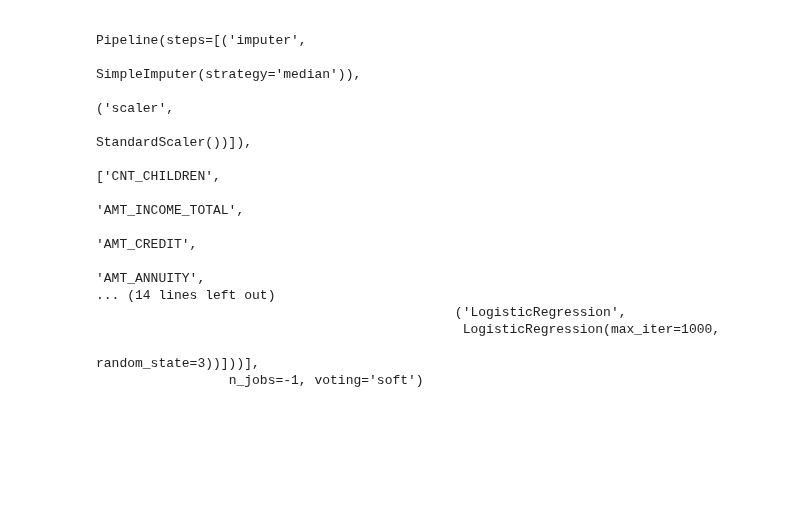
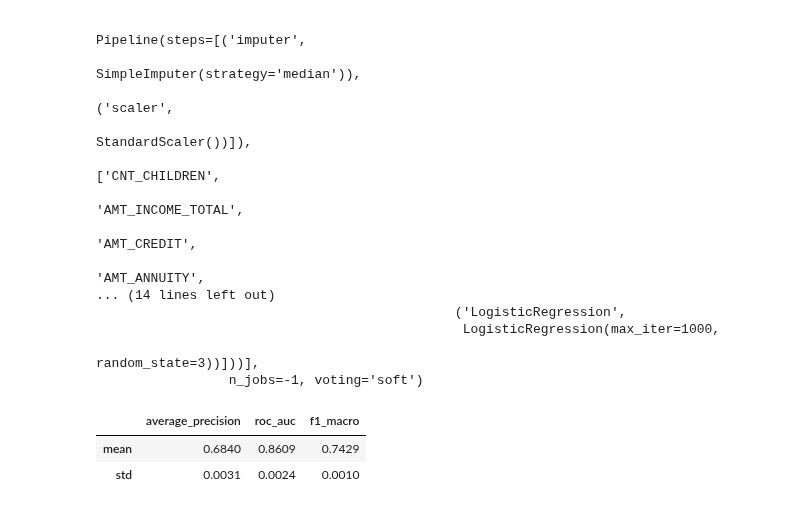
Before and after one commit to Sauciu1/defaulting-risk, a Jupyter notebook: notebooks/nb9_model_deployment.ipynb, the cells around one changed output. Saved outputs shown, nothing was run; the diff lists cells and outputs as text; code cells hidden in the pictures; blank space fills up the shorter version.

```diff
--- a/notebooks/nb9_model_deployment.ipynb
+++ b/notebooks/nb9_model_deployment.ipynb
@@ -243,6 +242,13 @@ VotingClassifier(estimators=[('lgbm_gbdt', LGBMClassifier(verbose=-1)),
                                                LogisticRegression(max_iter=1000,
                                                                   random_state=3))]))],
                  n_jobs=-1, voting='soft')
+# %%
+sklearn_helper.stratified_cv_model(
+        voter, X_train, y_train, scoring=["average_precision", "roc_auc", "f1_macro"])
+# %% [output]
+|  | average_precision | roc_auc | f1_macro |
+| mean | 0.6840 | 0.8609 | 0.7429 |
+| std | 0.0031 | 0.0024 | 0.0010 |
 # %%
 voter.fit(X_train, y_train)
 joblib.dump(voter, "models/deployment_model.jbl")
```
Also changed, not shown: parts of 23 cells of this notebook, 9 other files.
